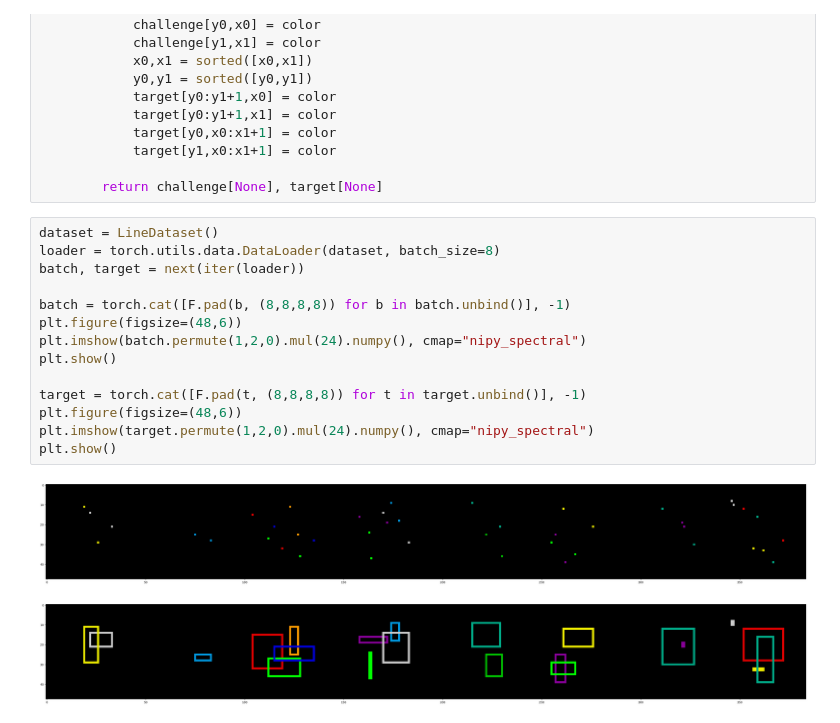
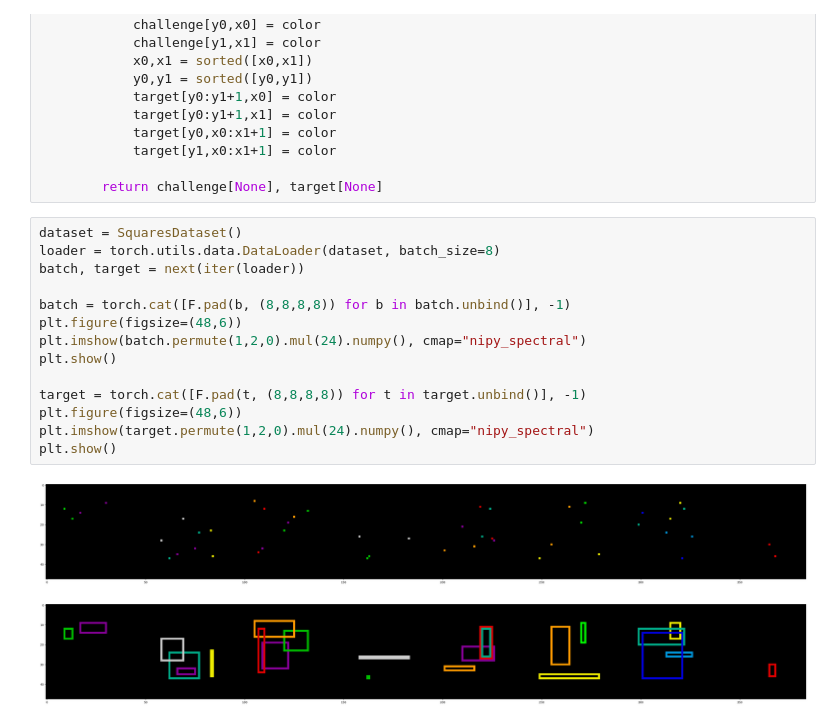
Before and after one commit to limitz/agi-challenges, a Jupyter notebook: Challenge-004.ipynb, the cells around one changed output. Cells and saved outputs as stored; diff of their text form.

```diff
--- a/Challenge-004.ipynb
+++ b/Challenge-004.ipynb
@@ -40,19 +40,19 @@ class SquaresDataset(torch.utils.data.IterableDataset):
 
         return challenge[None], target[None]
 # %%
-dataset = LineDataset()
+dataset = SquaresDataset()
 loader = torch.utils.data.DataLoader(dataset, batch_size=8)
 batch, target = next(iter(loader))
 
 batch = torch.cat([F.pad(b, (8,8,8,8)) for b in batch.unbind()], -1)
 plt.figure(figsize=(48,6))
 plt.imshow(batch.permute(1,2,0).mul(24).numpy(), cmap="nipy_spectral")
 plt.show()
 
 target = torch.cat([F.pad(t, (8,8,8,8)) for t in target.unbind()], -1)
 plt.figure(figsize=(48,6))
 plt.imshow(target.permute(1,2,0).mul(24).numpy(), cmap="nipy_spectral")
 plt.show()
 # %% [output]
-[figure, old version]
+[figure, new version]
-[figure, old version]
+[figure, new version]
```
